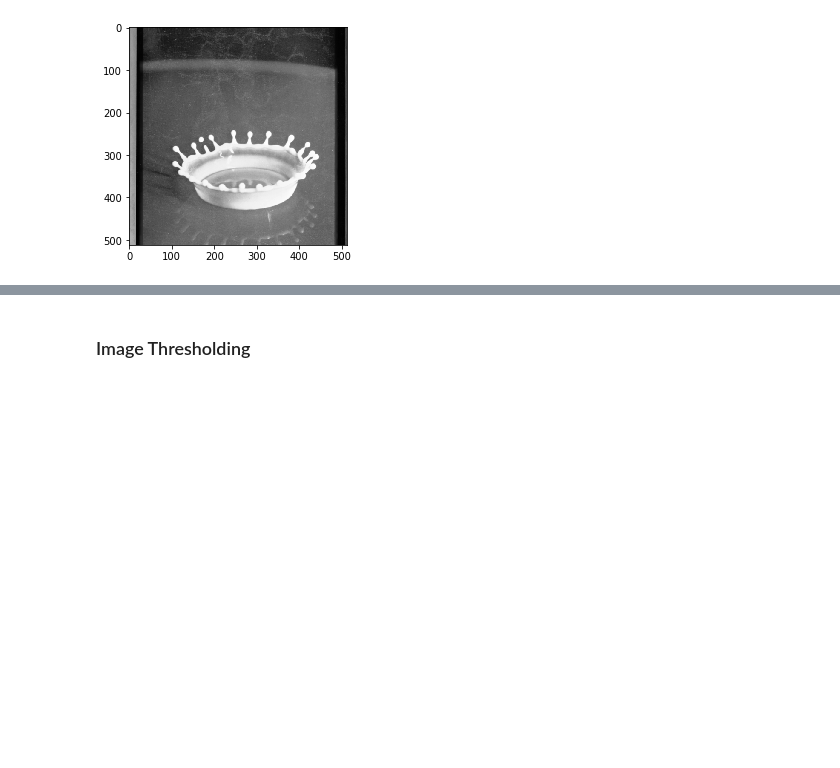
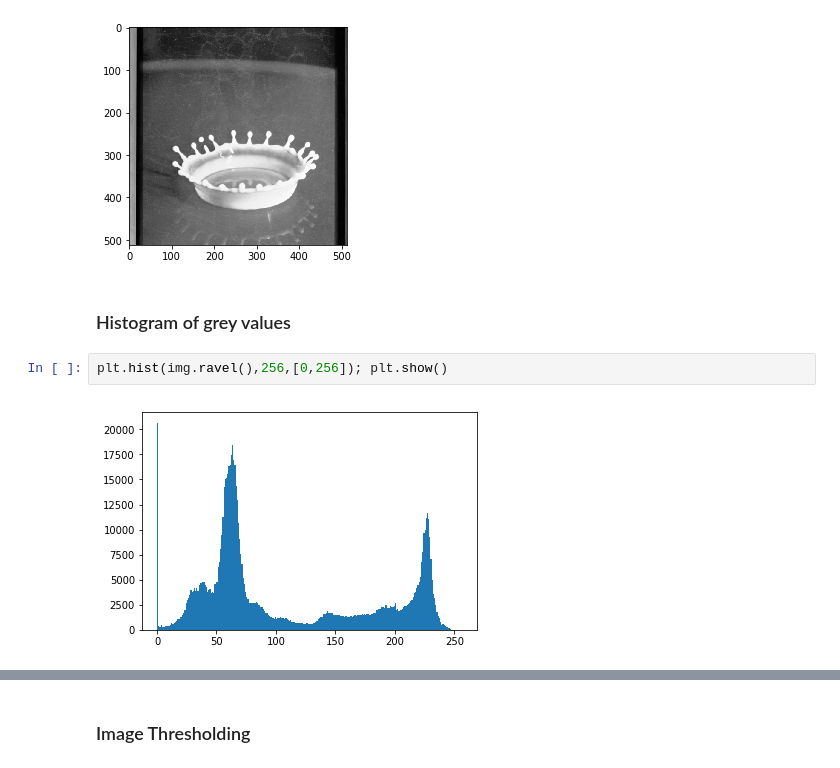
Before and after one commit to cloudmesh-book/book-latex-2018, a Jupyter notebook: notebooks/opencv/opencv.ipynb, the cells around one changed output, grey strips where cells are left out. Saved outputs shown, nothing was run; the diff lists cells and outputs as text; blank space fills up the shorter version.

Commit message:
improve opencv notebook with osx python 3 examples and color histograms

```diff
--- a/notebooks/opencv/opencv.ipynb
+++ b/notebooks/opencv/opencv.ipynb
@@ -86,3 +132,9 @@ plt.imshow(img2, cmap='gray')
 # %% [output]
 <matplotlib.image.AxesImage at 0x...>
 [figure]
+# %% [markdown]
+### Histogram of grey values
+# %%
+plt.hist(img.ravel(),256,[0,256]); plt.show()
+# %% [output]
+[figure, added]
```
Also changed, not shown: parts of 15 cells of this notebook.
